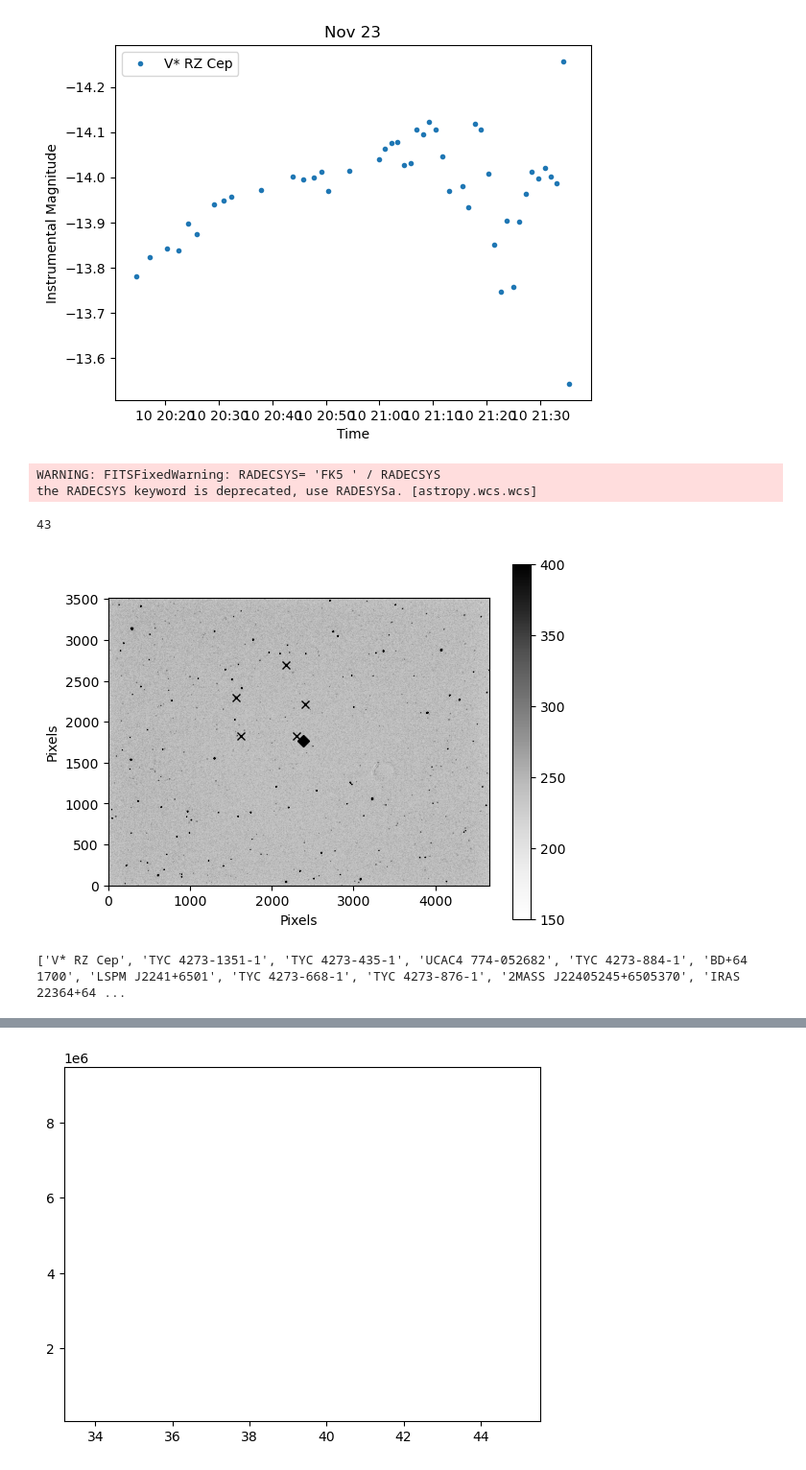
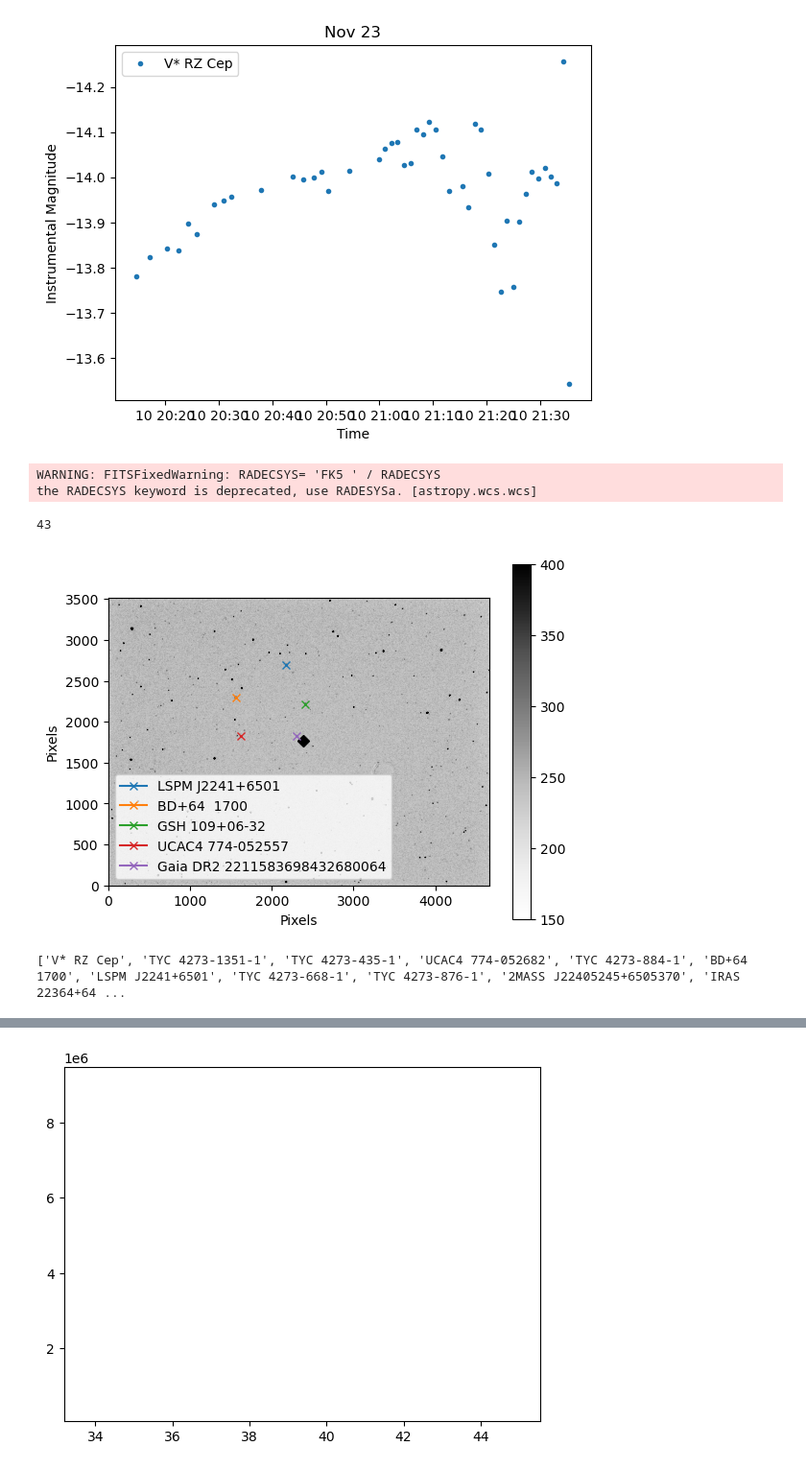
Before and after one commit to milliebutspace/MPhys-Code, a Jupyter notebook: Normalisation Retry M.ipynb, the cells around one changed output, grey strips where cells are left out. Shown: that part at 96% size. Saved outputs shown, nothing was run; the diff lists cells and outputs as text; code cells hidden in the pictures.

Commit message:
labelled standards in plots

```diff
--- a/Normalisation Retry M.ipynb
+++ b/Normalisation Retry M.ipynb
@@ -415,40 +415,40 @@ for idx, row in stars_nov.iterrows():
 
 ref_im = CCDData.read(f'./RZ Cep/All_RZ_Cep/2022_12_07/RZ_Cep/Lights/Luminance Reduced/star_Light_Luminance_5_secs_002_reduced.fits')
 
 cmap=plt.cm.get_cmap('hsv')
 norm = plt.Normalize(0, len(names))
 names_arr = []
 print(len(names))
 for i in range(len(names)):
 #     plt.plot(positions[i][0], positions[i][1], marker='.', color=cmap(norm(i)), ls='None')
     names_arr.append(names[i])
 # , label=names[i]
 
 # j = 33
 plt.plot(positions[0][0], positions[0][1], marker='D', color='k')
-plt.plot(positions[6][0], positions[6][1], marker='x', color='k')
-plt.plot(positions[5][0], positions[5][1], marker='x', color='k')
-plt.plot(positions[15][0], positions[15][1], marker='x', color='k')
-plt.plot(positions[30][0], positions[30][1], marker='x', color='k')
-plt.plot(positions[33][0], positions[33][1], marker='x', color='k')
+plt.plot(positions[6][0], positions[6][1], marker='x', label=names[6])
+plt.plot(positions[5][0], positions[5][1], marker='x', label=names[5])
+plt.plot(positions[15][0], positions[15][1], marker='x', label=names[15])
+plt.plot(positions[30][0], positions[30][1], marker='x', label=names[30])
+plt.plot(positions[33][0], positions[33][1], marker='x', label=names[33])
 #plt.plot(positions[3][0], positions[3][1], marker='x', color='k', label=names[3])
 #plt.plot(positions[36][0], positions[36][1], marker='x', color='k', label=names[36])
 #plt.plot(positions[27][0], positions[27][1], marker='x', color='k', label=names[27])
 #plt.plot(positions[16][0], positions[16][1], marker='x', color='k', label=names[16])
 plt.imshow(ref_im.data, cmap='Greys', vmin=150, vmax=400)
 plt.gca().invert_yaxis()
 plt.colorbar()
 plt.xlabel('Pixels')
 plt.ylabel('Pixels')
-# plt.legend()
+plt.legend()
 plt.show()
 print(names_arr)
 # star_list = ['BD+64  1700', 'LSPM J2241+6501', 'GSH 109+06-32', 'UCAC4 774-052557', 'Gaia DR2 2211583698432680064']
 # %% [output]
 WARNING: FITSFixedWarning: RADECSYS= 'FK5 ' / RADECSYS
 the RADECSYS keyword is deprecated, use RADESYSa. [astropy.wcs.wcs]
 43
-[figure, old version]
+[figure, new version]
 ['V* RZ Cep', 'TYC 4273-1351-1', 'TYC 4273-435-1', 'UCAC4 774-052682', 'TYC 4273-884-1', 'BD+64  1700', 'LSPM J2241+6501', 'TYC 4273-668-1', 'TYC 4273-876-1', '2MASS J22405245+6505370', 'IRAS 22364+64 ...
 # %%
 path_stars = Path(f'./RZ Cep/All_RZ_Cep/2022_12_07/RZ_Cep/CSVs/Normalised')
```
Also changed, not shown: parts of 1 cell of this notebook.
